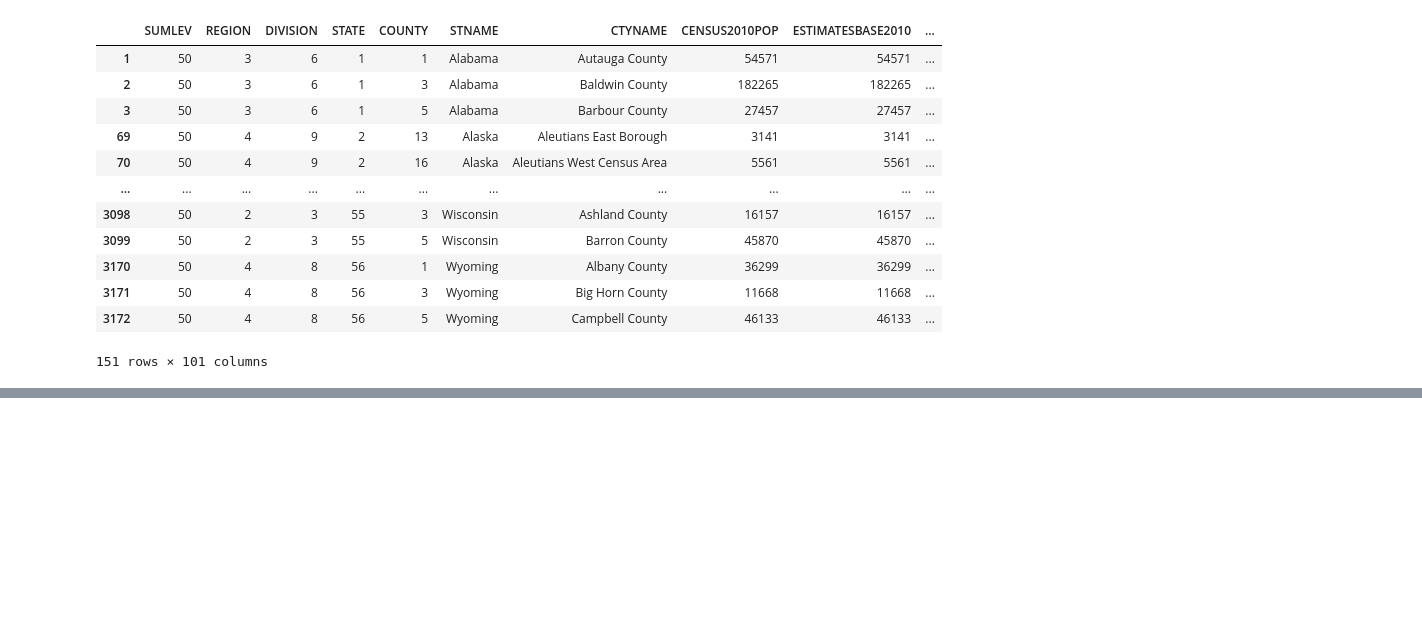
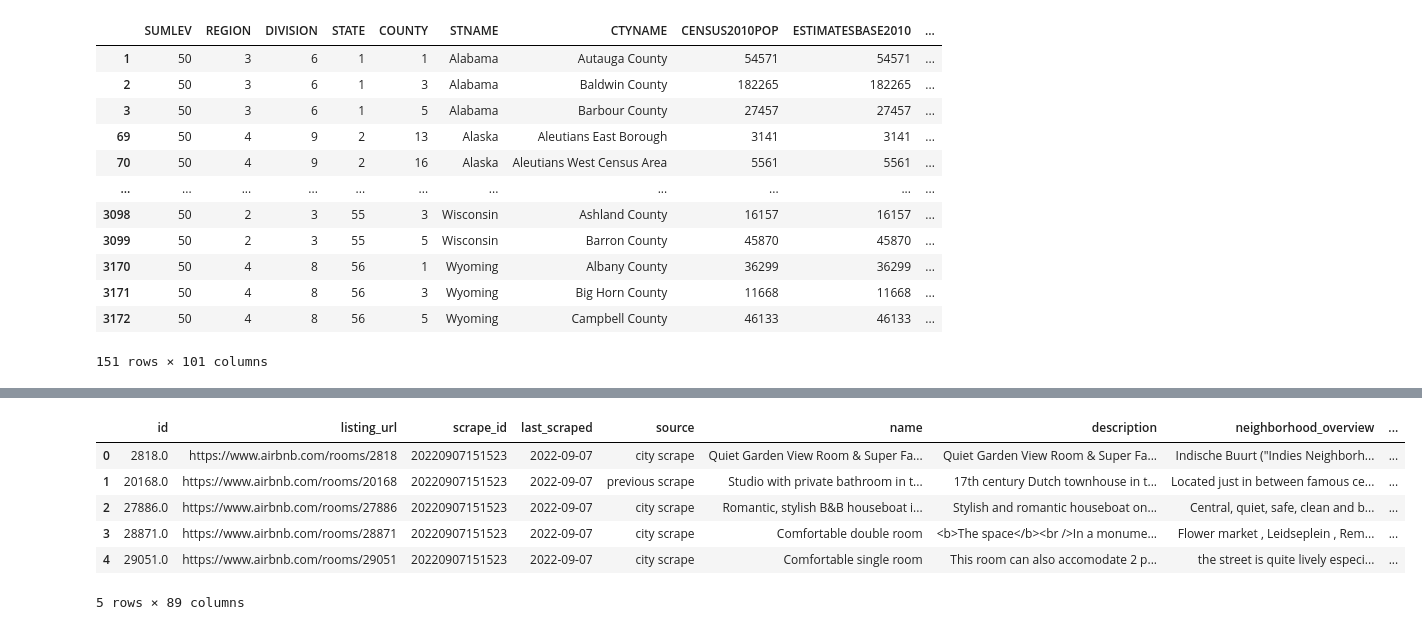
Before and after one commit to shohelbspi/Introduction-to-Data-Science-in-Python, a Jupyter notebook: Week_3.ipynb, the cells around one changed output, grey strips where cells are left out. Drawn from its saved outputs; the diff is of its cells as text; code cells hidden in the pictures; blank space fills up the shorter version.

```diff
--- a/Week_3.ipynb
+++ b/Week_3.ipynb
@@ -642,0 +825,10 @@ census.groupby('STNAME').head(3)
+# %%
+df.head()
+# %% [output]
+|  | id | listing_url | scrape_id | last_scraped | source | name | description | neighborhood_overview | ... |
+| 0 | 2818.0 | https://www.airbnb.com/rooms/2818 | 20220907151523 | 2022-09-07 | city scrape | Quiet Garden View Room & Super Fa... | Quiet Garden View Room & Super Fa... | Indische Buurt ("Indies Neighborh... | ... |
+| 1 | 20168.0 | https://www.airbnb.com/rooms/20168 | 20220907151523 | 2022-09-07 | previous scrape | Studio with private bathroom in t... | 17th century Dutch townhouse in t... | Located just in between famous ce... | ... |
+| 2 | 27886.0 | https://www.airbnb.com/rooms/27886 | 20220907151523 | 2022-09-07 | city scrape | Romantic, stylish B&B houseboat i... | Stylish and romantic houseboat on... | Central, quiet, safe, clean and b... | ... |
+| 3 | 28871.0 | https://www.airbnb.com/rooms/28871 | 20220907151523 | 2022-09-07 | city scrape | Comfortable double room | <b>The space</b><br />In a monume... | Flower market , Leidseplein , Rem... | ... |
+| 4 | 29051.0 | https://www.airbnb.com/rooms/29051 | 20220907151523 | 2022-09-07 | city scrape | Comfortable single room | This room can also accomodate 2 p... | the street is quite lively especi... | ... |
+5 rows × 89 columns
```
Also changed, not shown: parts of 34 cells of this notebook, 1 other file.
